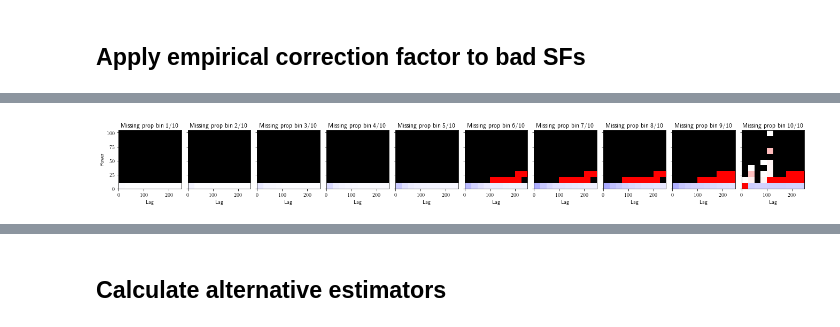
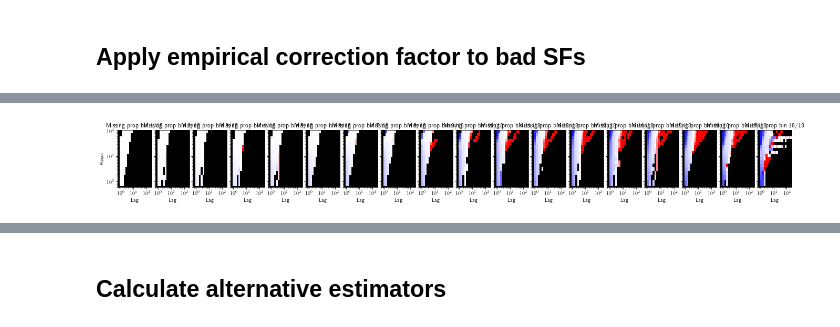
Before and after one commit to daniel-wrench/time_series_analysis, a Jupyter notebook: sf_funcs_demo.ipynb, the cells around one changed output, grey strips where cells are left out. Drawn from its saved outputs; the diff is of its cells as text; code cells hidden in the pictures.

```diff
--- a/sf_funcs_demo.ipynb
+++ b/sf_funcs_demo.ipynb
@@ -568,7 +567,7 @@ num_bins = 12
 # %%
 # Log version
 heatmap_bin_vals_log, heatmap_bin_edges_log, lookup_table_log = (
-    sf.create_heatmap_lookup(interp_outputs_df, missing_measure, num_bins, log=True)
+    sf.create_heatmap_lookup(interp_outputs_df, missing_measure, n_bins, log=True)
 )
 
 # If wanting linear bins, can then simply use the following:
@@ -591,9 +590,8 @@ plt.colorbar(label="MPE")
 plt.clim(-100, 100)
 plt.xlabel("Lag")
 plt.ylabel("Missing proportion")
-plt.xlim(6e-1, 250)
 plt.title("Distribution of missing proportion and lag")
 ax.set_facecolor("black")
 ax.set_xscale("log")
-plt.show()
+# plt.savefig(f"plots/psp_correction_heatmap_{n_bins}_bins.png")
 # %% [output]
@@ -621,5 +620,10 @@ Text(0.5, 1.0, 'Distribution of missing proportion and lag')
 # %% [markdown]
 ## Apply empirical correction factor to bad SFs
+# %%
+# Compute heatmap of average error as fn of lag and missing prop at that lag
+heatmap_bin_vals_3d, heatmap_bin_edges_3d, lookup_table_3d = (
+    sf.create_heatmap_lookup_3D(interp_outputs_df, missing_measure, n_bins, True)
+)
 # %%
 # Compute scaling factors for a given corrupted interval
 # (ensure using interp factors for interp interval)
@@ -752,10 +776 @@ SyntaxError: incomplete input (987529291.py, line 1)
-# %%
-# Compute heatmap of average error as fn of lag and missing prop at that lag
-heatmap_bin_vals_3d, heatmap_bin_edges_3d, lookup_table_3d = (
-    sf.create_heatmap_lookup_3D(
-        interp_outputs_df,
-        missing_measure,
-        10,
-    )
-)
 # %%
@@ -816,29 +837,33 @@ for i in range(n_bins_power):
 # %%
-fig, axs = plt.subplots(1, 10, figsize=(23, 2))
+fig, ax = plt.subplots(1, n_bins, figsize=(23, 2))
 # Remove spacing between subplots
 plt.subplots_adjust(wspace=0.1)
-n_bins_power = len(heatmap_bin_edges_3d[1]) - 1
-for i in range(n_bins_power):
-    axs[i] = sf.plot_heatmap(
+for i in range(n_bins):
+    c = ax[i].pcolormesh(
+        heatmap_bin_edges_3d[0],
+        heatmap_bin_edges_3d[2],
         heatmap_bin_vals_3d[:, i, :],
-        [heatmap_bin_edges_3d[0], heatmap_bin_edges_3d[2]],
-        "Missing proportion",
-        False,
-        subplot=axs[i],
-        # title=f"Hmap for power bin {i+1}/{n_bins_power}".format(
-        #     np.round(heatmap_bin_edges[2][i], 2)
-        # ),
+        cmap="bwr",
     )
-    axs[i].set_title(
-        f"Missing prop bin {i+1}/{n_bins_power}".format(
-            np.round(heatmap_bin_edges_3d[1][i], 2)
+    # plt.colorbar(label="MPE")
+    c.set_clim(-100, 100)
+    ax[i].set_xlim(6e-1, 250)
+    ax[i].set_ylim(6e-1, 105)
+    plt.title("Distribution of missing proportion and lag")
+    ax[i].set_facecolor("black")
+    ax[i].semilogx()
+    ax[i].semilogy()
+    ax[i].set_title(
+        f"Missing prop bin {i+1}/{n_bins}".format(
+            np.round(heatmap_bin_edges_3d[2][i], 2)
         )
     )
-    axs[i].set_xlabel("Lag")
-    axs[i].set_ylabel("Power")
+    ax[i].set_xlabel("Lag")
+    ax[i].set_ylabel("Power")
     # Remove y-axis labels for all but the first plot
     if i > 0:
-        axs[i].set_yticklabels([])
-        axs[i].set_ylabel("")
+        ax[i].set_yticklabels([])
+        ax[i].set_ylabel("")
+plt.savefig("psp_heatmap_3d_missing.png")
 # %% [output]
-[figure, old version]
+[figure, new version]
```
Also changed, not shown: parts of 25 cells of this notebook, 2 other files.
